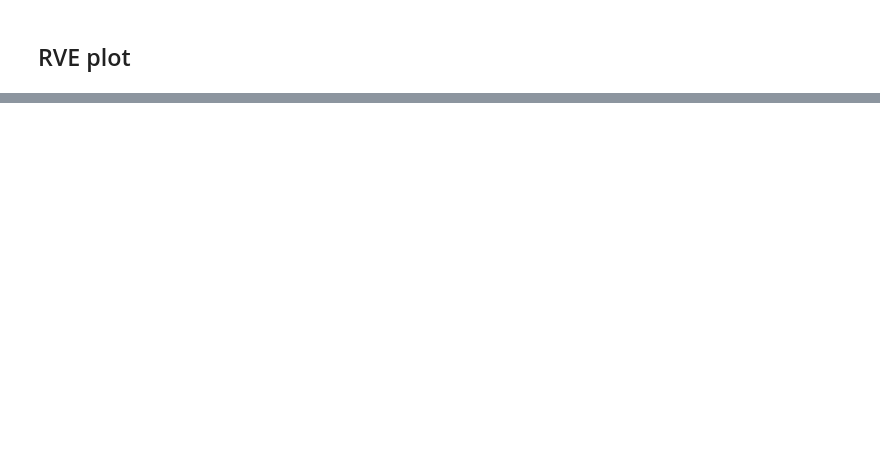
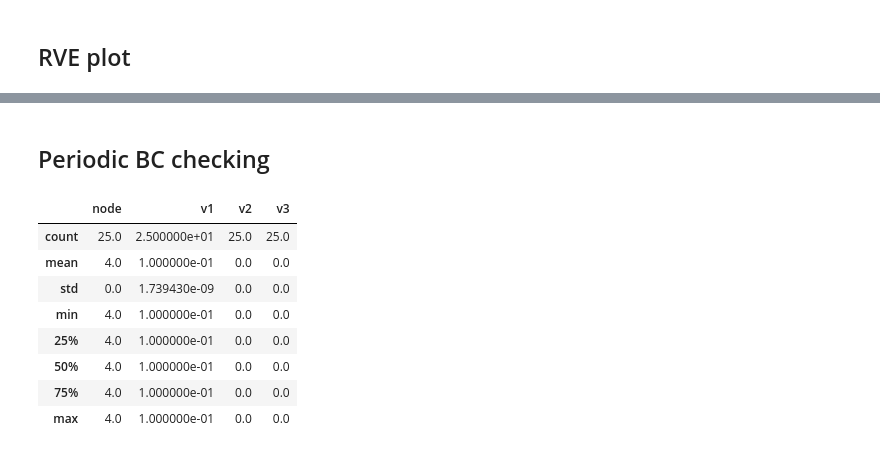
Before and after one commit to lcharleux/compmod2, a Jupyter notebook: doc/notebooks/RVE/RVETest.ipynb, the cells around one changed output, grey strips where cells are left out. Cells and saved outputs as stored; diff of their text form; code cells hidden in the pictures; blank space fills up the shorter version.

Commit message:
RVE periodic BC checking

```diff
--- a/doc/notebooks/RVE/RVETest.ipynb
+++ b/doc/notebooks/RVE/RVETest.ipynb
@@ -186,3 +186,31 @@ plt.show()
 # %% [output]
 [interactive output not drawn]
 [interactive output not drawn]
+# %% [markdown]
+## Periodic BC checking
+# %%
+U_id = fdata[(fdata.step_label == step_label) & (fdata.label == "U")].sort_values("frame").index[frame]
+U = fields[U_id].data
+nodes = model.parts["sample"].mesh.nodes
+
+def check_direction(direction = "x"):
+    """
+    Calculates the difference of the displacements on 2 opposite faces that are normal to a given direction.
+    """
+    F0 = nodes[(nodes.sets.control == False) & (nodes.coords[direction] == 0.)].coords.sort_values(["x", "y", "z"])
+    F1 = nodes[(nodes.sets.control == False) & (nodes.coords[direction] == 1.)].coords.sort_values(["x", "y", "z"])
+    U0 = U.loc[F0.index].reset_index()
+    U1 = U.loc[F1.index].reset_index()
+    return U1 - U0
+
+check_direction("x").describe()
+# %% [output]
+|  | node | v1 | v2 | v3 |
+| count | 25.0 | 2.500000e+01 | 25.0 | 25.0 |
+| mean | 4.0 | 1.000000e-01 | 0.0 | 0.0 |
+| std | 0.0 | 1.739430e-09 | 0.0 | 0.0 |
+| min | 4.0 | 1.000000e-01 | 0.0 | 0.0 |
+| 25% | 4.0 | 1.000000e-01 | 0.0 | 0.0 |
+| 50% | 4.0 | 1.000000e-01 | 0.0 | 0.0 |
+| 75% | 4.0 | 1.000000e-01 | 0.0 | 0.0 |
+| max | 4.0 | 1.000000e-01 | 0.0 | 0.0 |
```
Also changed, not shown: parts of 6 cells of this notebook, 22 other files.
